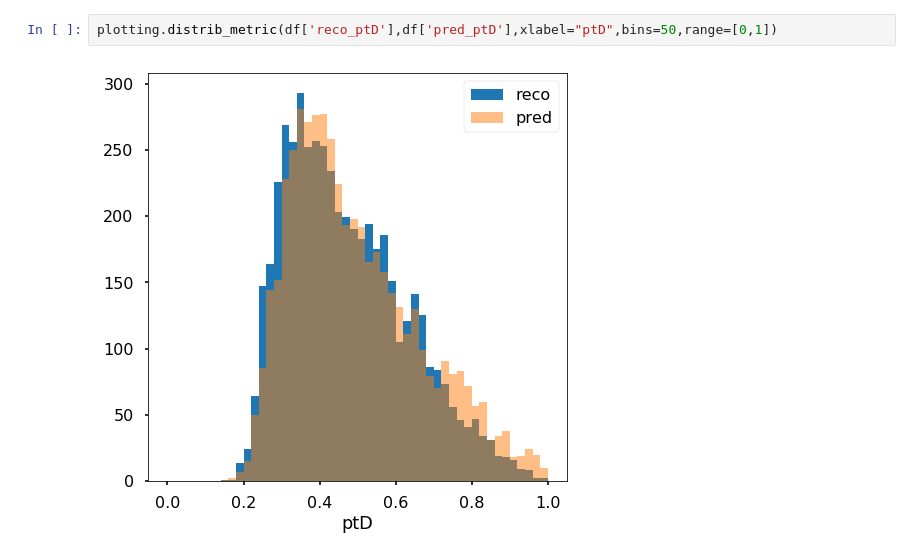
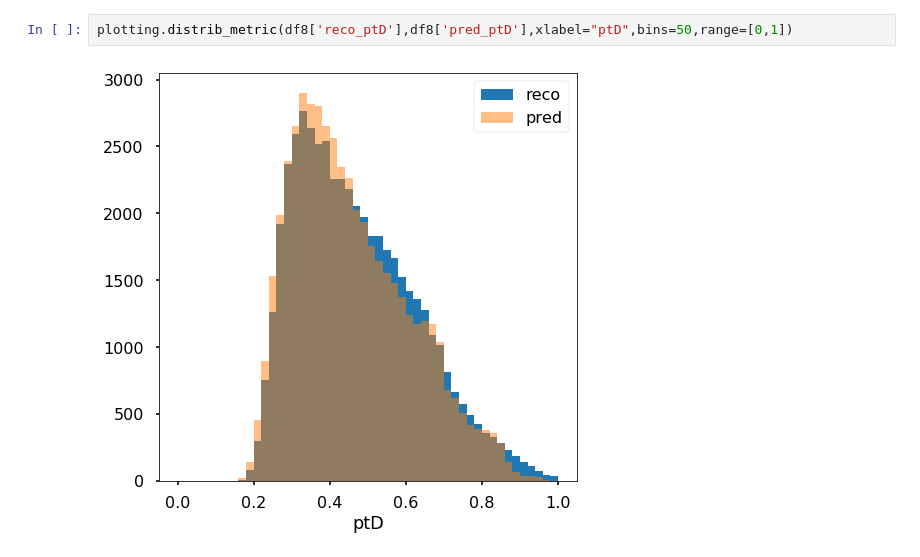
Before and after one commit to alberto-giampaolo/Ganja, a Jupyter notebook: GanjaPy/Exercises.ipynb, the cells around one changed output. Saved outputs shown, nothing was run; the diff lists cells and outputs as text.

```diff
--- a/GanjaPy/Exercises.ipynb
+++ b/GanjaPy/Exercises.ipynb
@@ -46,5 +40,5 @@ Name: pt, Length: 5000, dtype: float64
 # %%
-plotting.distrib_metric(df['reco_ptD'],df['pred_ptD'],xlabel="ptD",bins=50,range=[0,1])
+plotting.distrib_metric(df8['reco_ptD'],df8['pred_ptD'],xlabel="ptD",bins=50,range=[0,1])
 # %% [output]
-[figure, old version]
+[figure, new version]
 # %%
```
Also changed, not shown: parts of 8 cells of this notebook.
